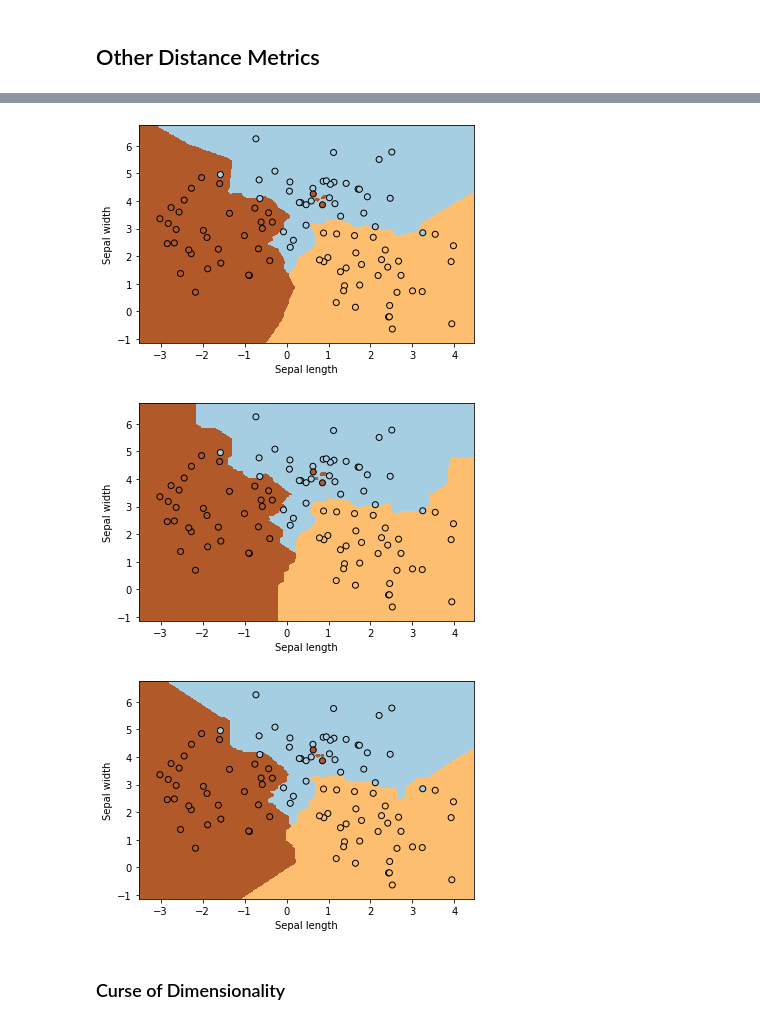
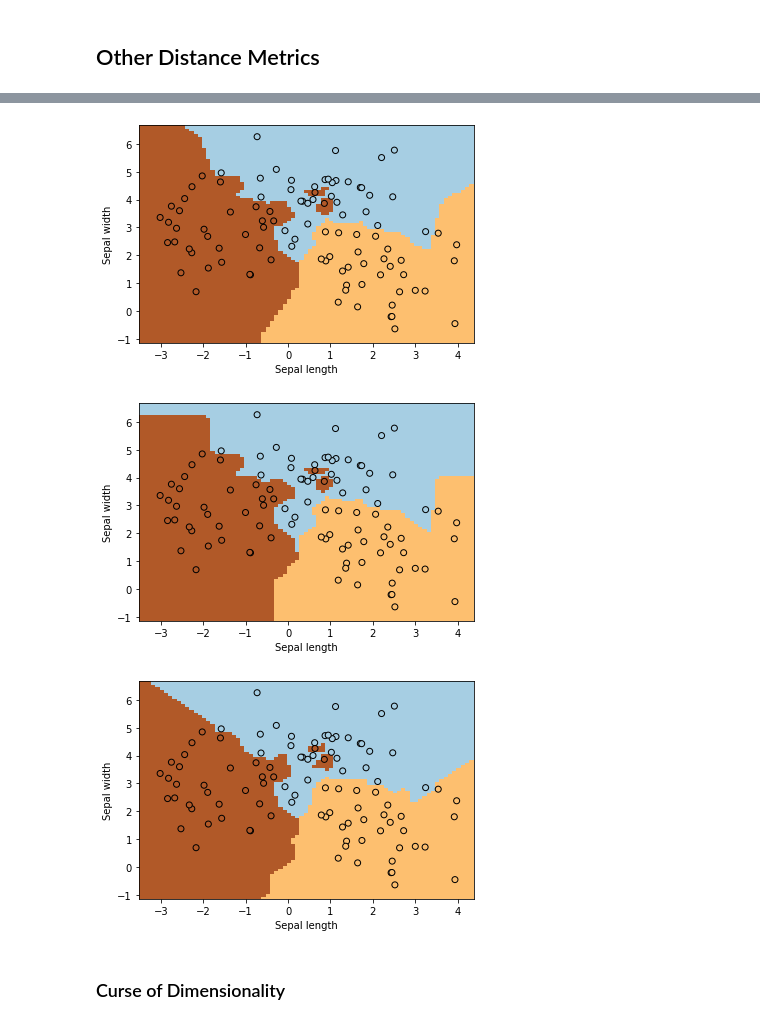
Before and after one commit to nipunbatra/ml-teaching, a Jupyter notebook: knn/knn.ipynb, the cells around one changed output, grey strips where cells are left out. Cells and saved outputs as stored; diff of their text form; code cells hidden in the pictures.

```diff
--- a/knn/knn.ipynb
+++ b/knn/knn.ipynb
@@ -250,8 +252,8 @@ Text(0, 0.5, 'Y')
 # %%
 # Plot the decision boundary. For that, we will asign a color to each
 # point in the mesh [x_min, m_max]x[y_min, y_max].
-h = .02 # step size in the mesh
-K = 3
+h = .1 # step size in the mesh
+K = 1
 knn=neighbors.KNeighborsClassifier(n_neighbors=K)
 knn.fit(X, Y)
 x_min, x_max = X[:,0].min() - .5, X[:,0].max() + .5
@@ -272,44 +274,44 @@ plt.ylabel('Sepal width')
 plt.xlim(xx.min(), xx.max())
 plt.ylim(yy.min(), yy.max())
 
-plt.savefig('iris_knn_{}.pdf'.format(K), transparent=True, bbox_inches="tight")
+plt.savefig('iris_knn_def_{}.pdf'.format(K), transparent=True, bbox_inches="tight")
 plt.show()
 # %% [output]
-[figure, old version]
+[figure, new version]
 # %%
 # Plot the decision boundary. For that, we will asign a color to each
 # point in the mesh [x_min, m_max]x[y_min, y_max].
-h = .02 # step size in the mesh
-K = 3
+h = .1 # step size in the mesh
+K = 1
 knn=neighbors.KNeighborsClassifier(n_neighbors=K, metric="manhattan")
 knn.fit(X, Y)
 x_min, x_max = X[:,0].min() - .5, X[:,0].max() + .5
 y_min, y_max = X[:,1].min() - .5, X[:,1].max() + .5
 xx, yy = np.meshgrid(np.arange(x_min, x_max, h), np.arange(y_min, y_max, h))
 Z = knn.predict(np.c_[xx.ravel(), yy.ravel()])
 
 # Put the result into a color plot
 Z = Z.reshape(xx.shape)
 plt.set_cmap(plt.cm.Paired)
 plt.pcolormesh(xx, yy, Z)
 
 # Plot also the training points
 plt.scatter(X[:,0], X[:,1],c=Y, edgecolors='k')
 plt.xlabel('Sepal length')
 plt.ylabel('Sepal width')
 
 plt.xlim(xx.min(), xx.max())
 plt.ylim(yy.min(), yy.max())
 
 plt.savefig('iris_knn_man_{}.pdf'.format(K), transparent=True, bbox_inches="tight")
 plt.show()
 # %% [output]
-[figure, old version]
+[figure, new version]
 # %%
 # Plot the decision boundary. For that, we will asign a color to each
 # point in the mesh [x_min, m_max]x[y_min, y_max].
-h = .02 # step size in the mesh
-K = 3
+h = .1 # step size in the mesh
+K = 1
 knn=neighbors.KNeighborsClassifier(n_neighbors=K, metric="chebyshev")
 knn.fit(X, Y)
 x_min, x_max = X[:,0].min() - .5, X[:,0].max() + .5
@@ -333,6 +335,6 @@ plt.ylim(yy.min(), yy.max())
 plt.savefig('iris_knn_che_{}.pdf'.format(K), transparent=True, bbox_inches="tight")
 plt.show()
 # %% [output]
-[figure, old version]
+[figure, new version]
 # %% [markdown]
 ### Curse of Dimensionality
```
Also changed, not shown: parts of 6 cells of this notebook, 16 other files.
